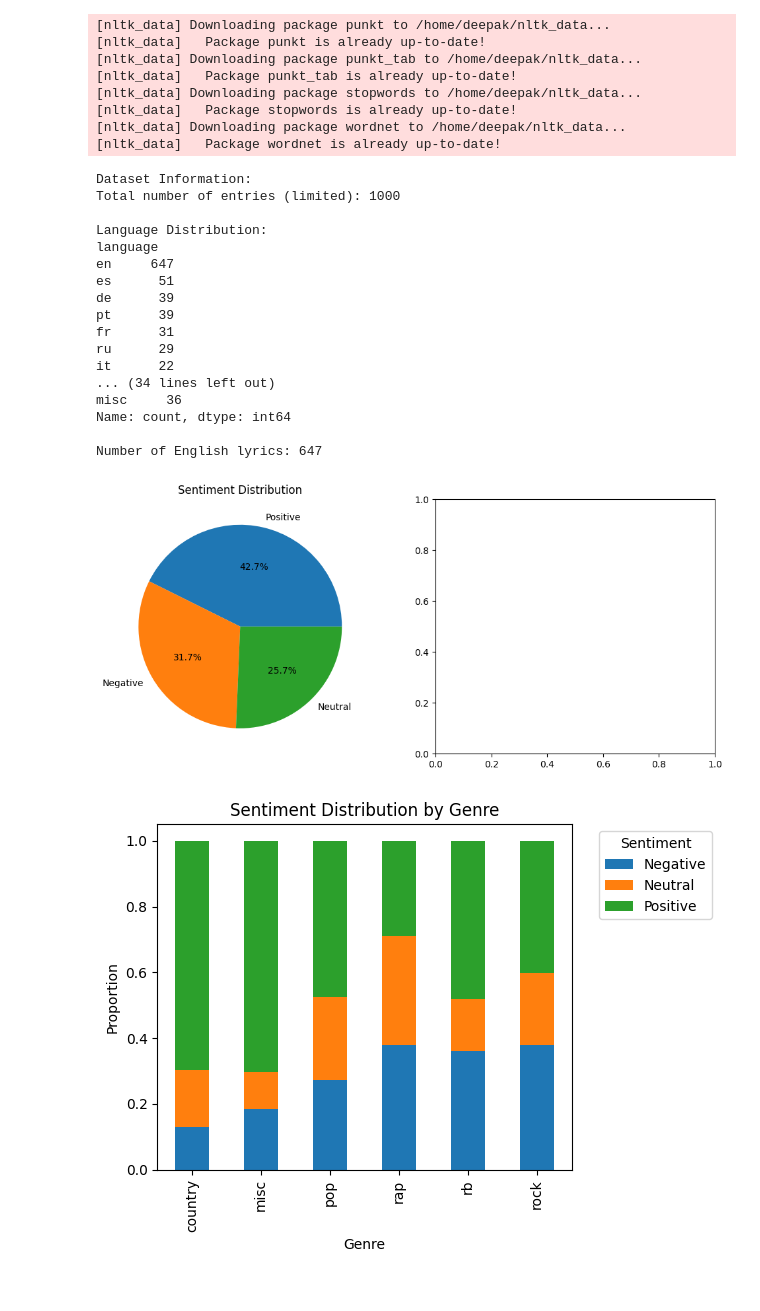
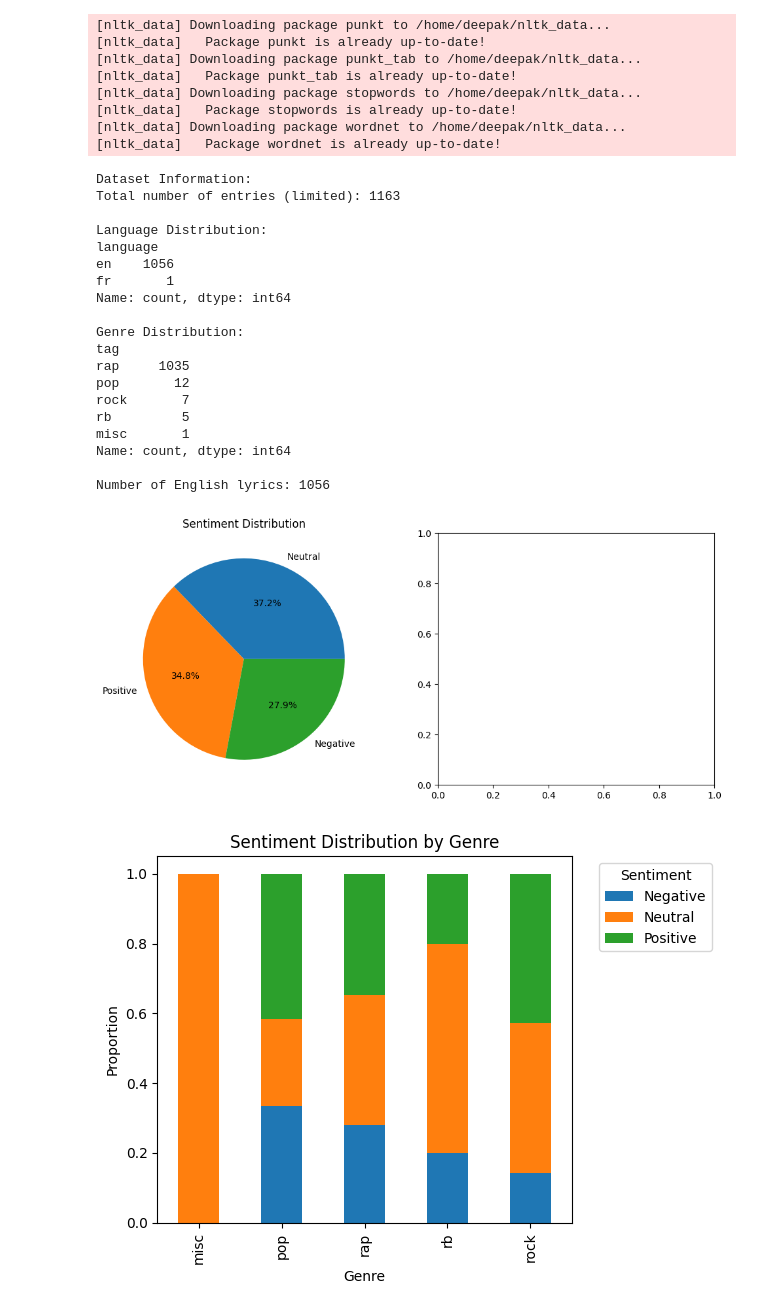
Before and after one commit to Deepak22903/song_lyrics_sentiment_analysis, a Jupyter notebook: preProcessing.ipynb, the cells around one changed output. Drawn from its saved outputs; the diff is of its cells as text; code cells hidden in the pictures.

```diff
--- a/preProcessing.ipynb
+++ b/preProcessing.ipynb
@@ -49,7 +49,9 @@ def load_and_explore_dataset(file_path):
     """
     try:
         # Load the dataset and limit to 1000 rows
-        df = pd.read_csv(file_path, encoding='utf-8').sample(n=1000, random_state=42)
+        # df = pd.read_csv(file_path, encoding='utf-8').sample(n=1000, random_state=42)
+        df = pd.read_csv(file_path, encoding='utf-8')
+
 
         # Basic dataset information
         print("Dataset Information:")
@@ -253,45 +255,47 @@ def main(file_path):
     if df_english is not None:
         # Step 2: Preprocess Lyrics
         processed_df = preprocess_lyrics_dataset(df_english)
 
         # Step 3: Perform Sentiment Analysis
         sentiment_results = processed_df['processed_lyrics'].apply(analyze_lyrics_sentiment)
         processed_df['sentiment'] = sentiment_results.apply(lambda x: x['sentiment'])
         processed_df['polarity'] = sentiment_results.apply(lambda x: x['polarity'])
         processed_df['subjectivity'] = sentiment_results.apply(lambda x: x['subjectivity'])
 
         # Step 4: Visualize Results
         visualize_sentiment_distribution(processed_df)
         analyze_sentiment_by_features(processed_df)
 
         # Optional: Save processed dataset
         processed_df.to_csv('processed_genius_lyrics_dataset.csv', index=False)
 
         return processed_df
 
 # Usage
 if __name__ == '__main__':
     # Replace with the actual path to your Genius Lyrics dataset
-    file_path = '/home/deepak/dsciProject/new/song_lyrics.csv'
+    file_path = '/home/deepak/dsciProject/new/half_song_lyrics.csv'
     processed_data = main(file_path)
 # %% [output]
 Dataset Information:
-Total number of entries (limited): 1000
+Total number of entries (limited): 1163
 
 Language Distribution:
 language
-en     647
-es      51
-de      39
-pt      39
-fr      31
-ru      29
-it      22
-... (34 lines left out)
-misc     36
+en    1056
+fr       1
 Name: count, dtype: int64
 
-Number of English lyrics: 647
+Genre Distribution:
+tag
+rap     1035
+pop       12
+rock       7
+rb         5
+misc       1
+Name: count, dtype: int64
+
+Number of English lyrics: 1056
-[figure, old version]
+[figure, new version]
-[figure, old version]
+[figure, new version]
 [figure]
```
Also changed, not shown: parts of 1 cell of this notebook, 4 other files.
